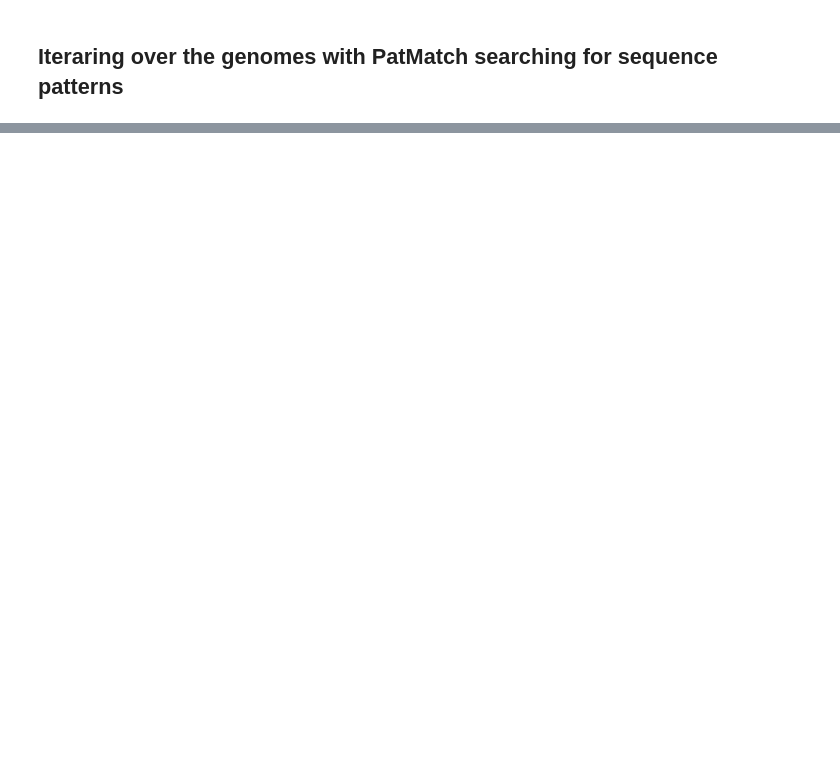
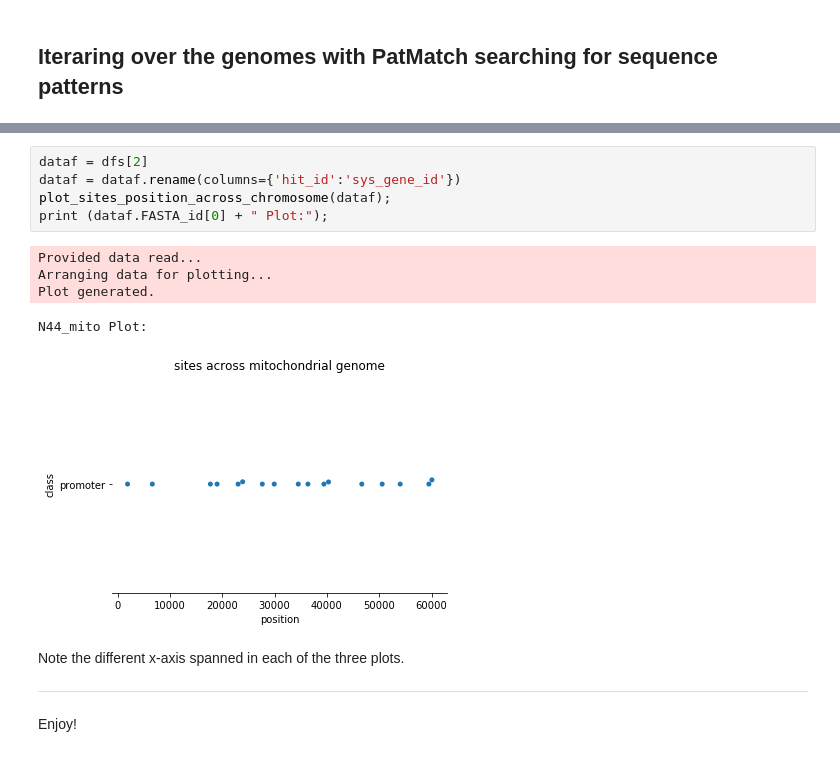
Before and after one commit to fomightez/ptmbr-accompmatz, a Jupyter notebook: notebooks/Iterating over genomes with PatMatch.ipynb, the cells around one changed output, grey strips where cells are left out. Drawn from its saved outputs; the diff is of its cells as text; blank space fills up the shorter version.

```diff
--- a/notebooks/Iterating over genomes with PatMatch.ipynb
+++ b/notebooks/Iterating over genomes with PatMatch.ipynb
@@ -357,0 +195,17 @@ df = patmatch_results_to_df(_, pattern=my_pattern, name="promoter")
+# %%
+dataf = dfs[2]
+dataf = dataf.rename(columns={'hit_id':'sys_gene_id'})
+plot_sites_position_across_chromosome(dataf);
+print (dataf.FASTA_id[0] + " Plot:");
+# %% [output]
+Provided data read...
+Arranging data for plotting...
+Plot generated.
+N44_mito Plot:
+[figure, added]
+# %% [markdown]
+Note the different x-axis spanned in each of the three plots.
+
+-----
+
+Enjoy!
```
Also changed, not shown: parts of 43 cells of this notebook, 1 other file.
